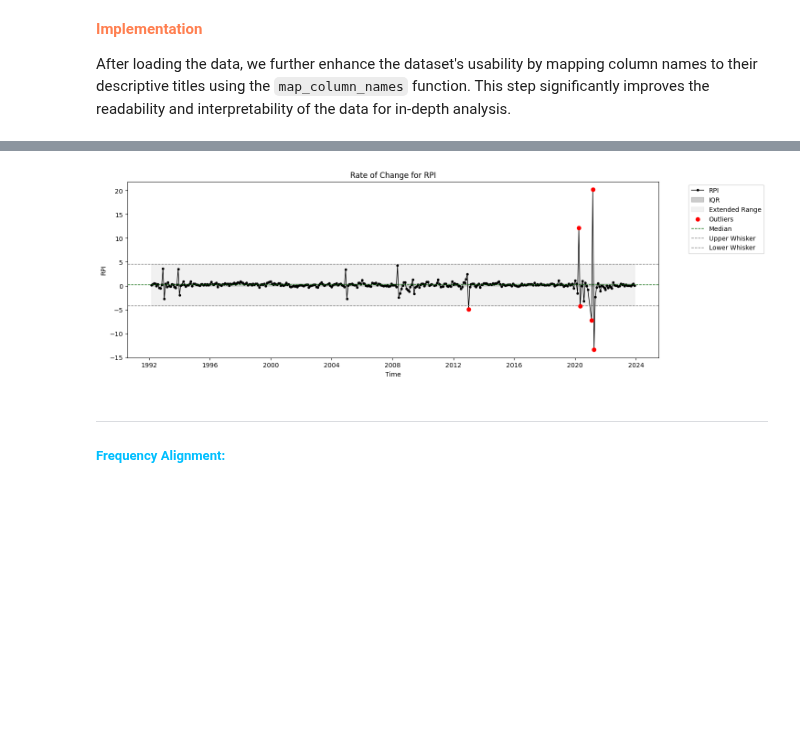
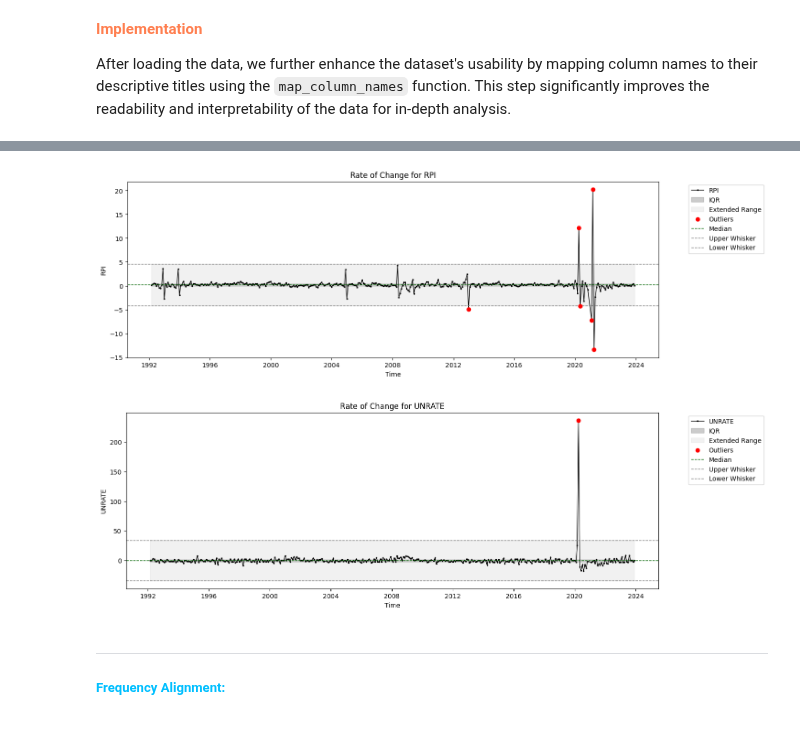
Before and after one commit to janjannagtegaal/NowCasting-M1, a Jupyter notebook: [1]M1_clean_and_preprocess.ipynb, the cells around one changed output, grey strips where cells are left out. Saved outputs shown, nothing was run; the diff lists cells and outputs as text; code cells hidden in the pictures; blank space fills up the shorter version.

```diff
--- a/[1]M1_clean_and_preprocess.ipynb
+++ b/[1]M1_clean_and_preprocess.ipynb
@@ -340,12 +372,13 @@ fred_orig.tail(5)
 # %%
 # Analyse and Plot a few indicators to inspect the data using the function from utils/visualisations
 
 analyze_and_plot(fred, "RPI")
 # analyze_and_plot(fred,'INDPRO')
-# analyze_and_plot(fred,'UNRATE')
+analyze_and_plot(fred,'UNRATE')
 # analyze_and_plot(fred,'UMCSENTx')
 # %% [output]
-[figure, old version]
+[figure, new version]
+[figure, added]
 # %% [markdown]
 <div style="color:#00BFFF">
 
```
Also changed, not shown: parts of 19 cells of this notebook, 12 other files.
